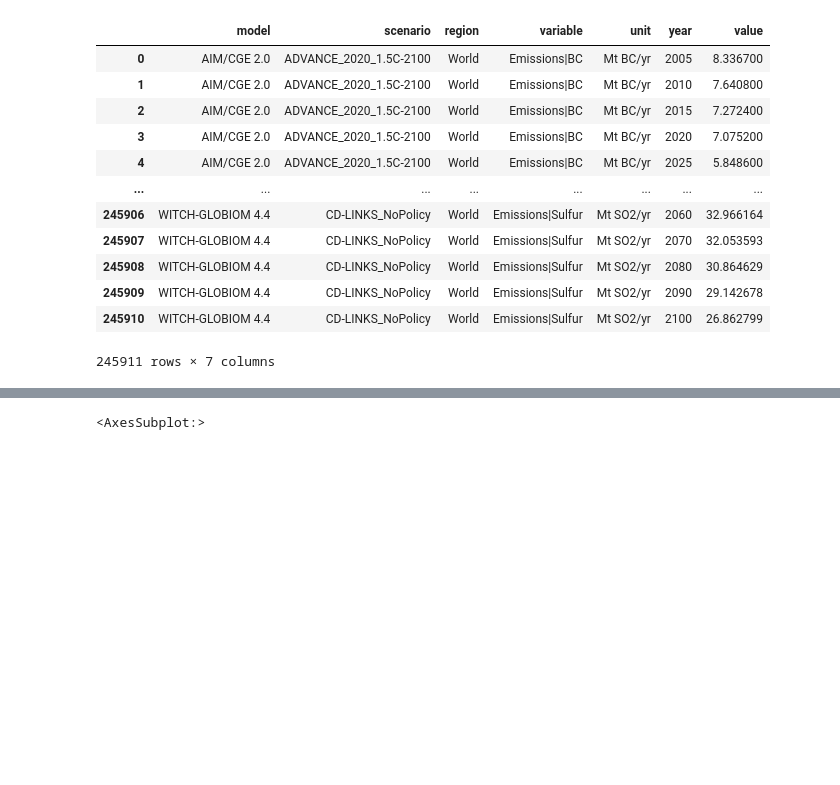
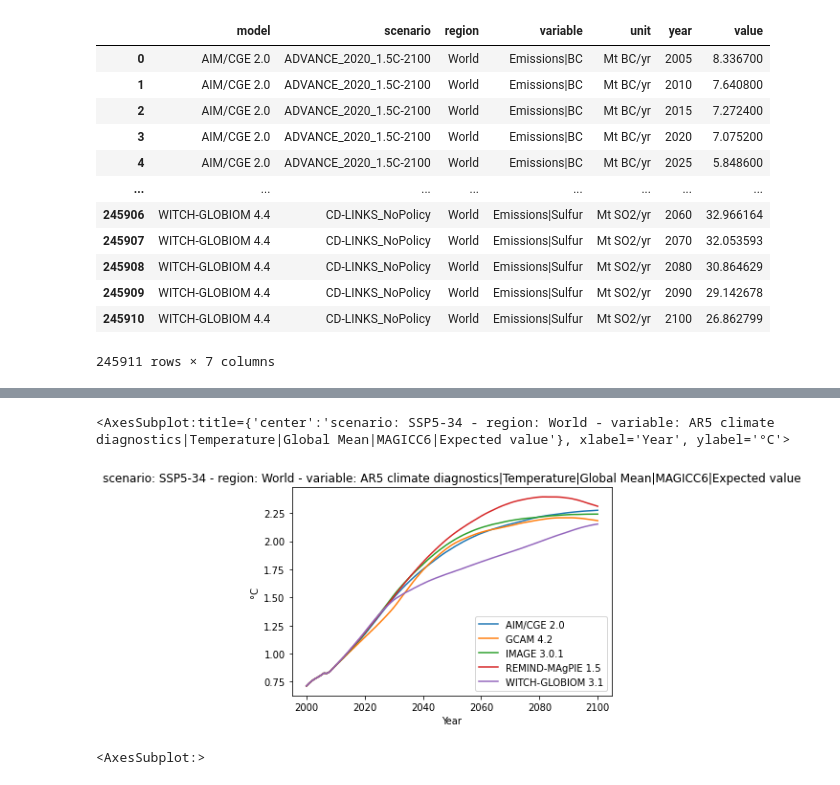
Before and after one commit to Rlamboll/PROVIDEemissions, a Jupyter notebook: notebooks/GenerateSystematicPaths.ipynb, the cells around one changed output, grey strips where cells are left out. Saved outputs shown, nothing was run; the diff lists cells and outputs as text; code cells hidden in the pictures; blank space fills up the shorter version.

```diff
--- a/notebooks/GenerateSystematicPaths.ipynb
+++ b/notebooks/GenerateSystematicPaths.ipynb
@@ -35,3 +35,5 @@ pyam.core - INFO: Reading file ..\input\complete_sr15_emissions.csv
 | 245909 | WITCH-GLOBIOM 4.4 | CD-LINKS_NoPolicy | World | Emissions|Sulfur | Mt SO2/yr | 2090 | 29.142678 |
 | 245910 | WITCH-GLOBIOM 4.4 | CD-LINKS_NoPolicy | World | Emissions|Sulfur | Mt SO2/yr | 2100 | 26.862799 |
 245911 rows × 7 columns
+# %%
+complete_sr15 = pyam.IamDataFrame("../input/complete_sr15.csv").filter(region="World")
@@ -38,3 +62,8 @@ pyam.core - INFO: Reading file ..\input\complete_sr15_emissions.csv
+# %%
+complete_sr15.filter(scenario="SSP5-34", variable="AR5 climate diagnostics|Temperature|Global Mean|MAGICC6|Expected value").plot()
+# %% [output]
+<AxesSubplot:title={'center':'scenario: SSP5-34 - region: World - variable: AR5 climate diagnostics|Temperature|Global Mean|MAGICC6|Expected value'}, xlabel='Year', ylabel='°C'>
+[figure, added]
 # %%
 scenario = "SSP2-45"
 model = "MESSAGE-GLOBIOM 1.0"
```
Also changed, not shown: parts of 2 cells of this notebook, 2 other files.
